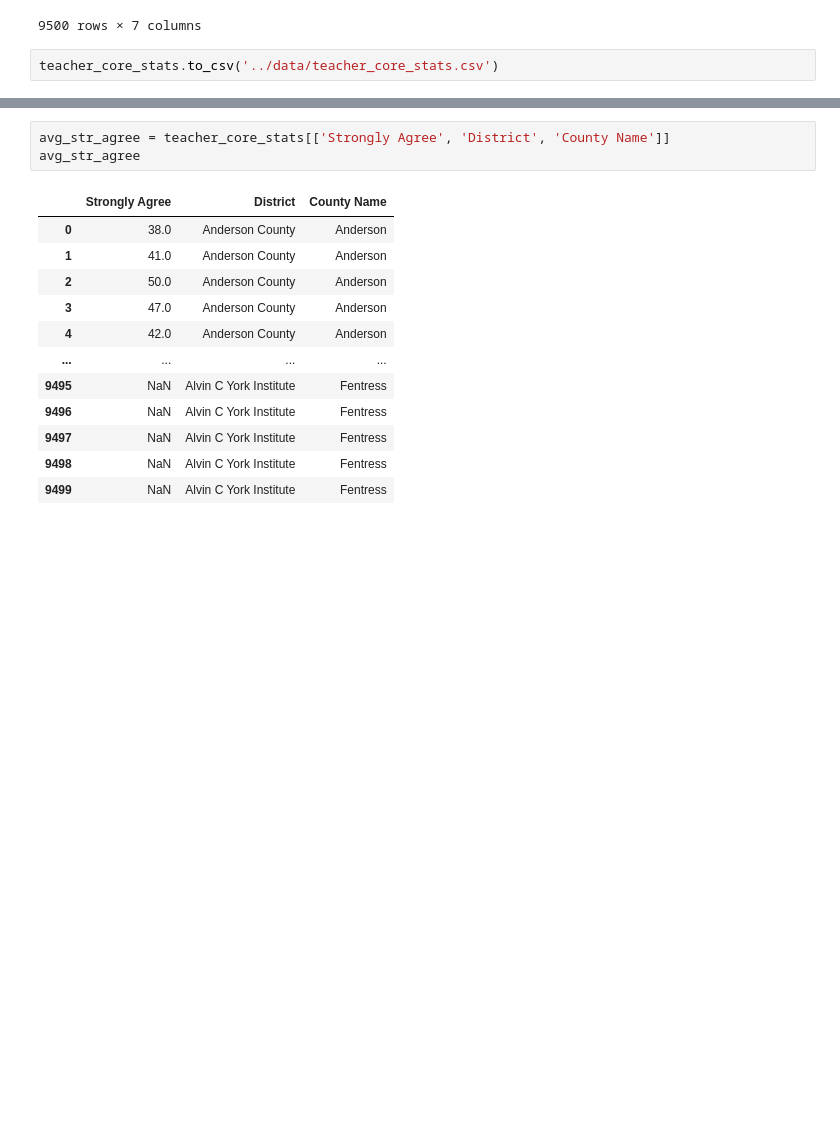
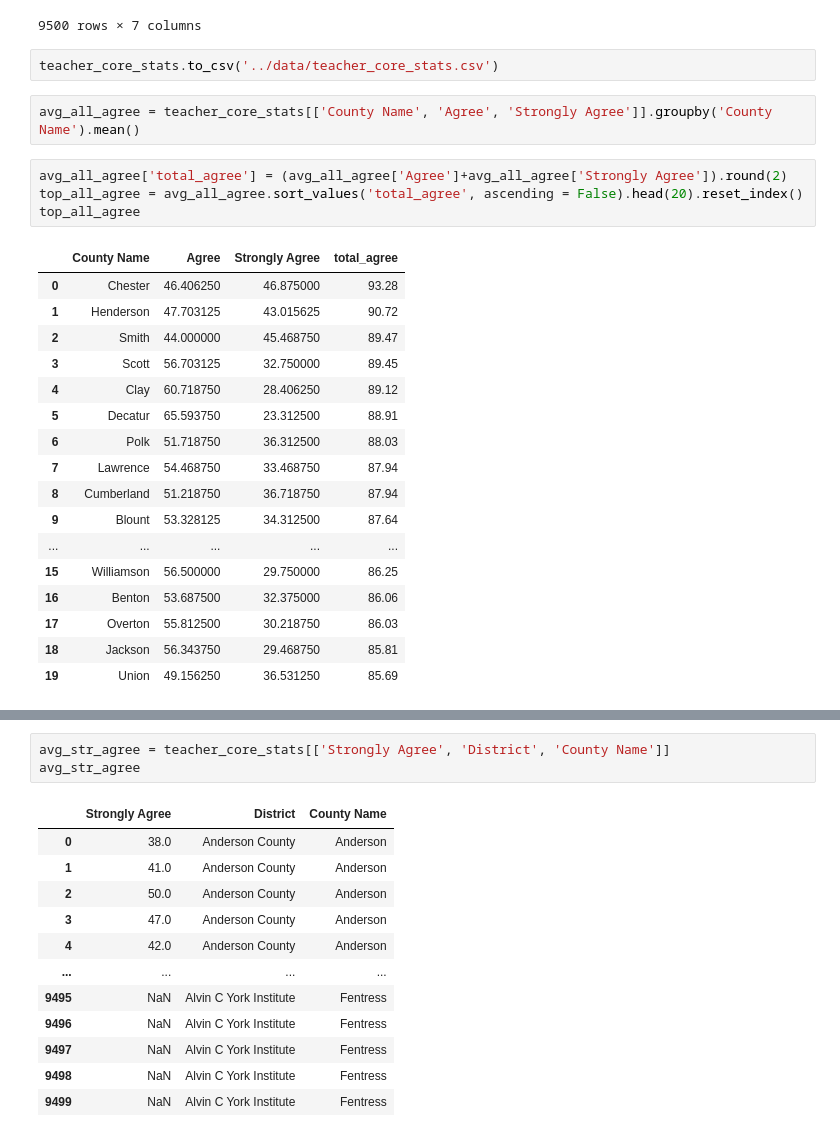
Before and after one commit to JenHall82/jen_capstone, a Jupyter notebook: notebooks/jen_capstone.ipynb, the cells around one changed output, grey strips where cells are left out. Drawn from its saved outputs; the diff is of its cells as text; blank space fills up the shorter version.

```diff
--- a/notebooks/jen_capstone.ipynb
+++ b/notebooks/jen_capstone.ipynb
@@ -91,3 +91,27 @@ See the caveats in the documentation: https://pandas.pydata.org/pandas-docs/stab
 9500 rows × 7 columns
 # %%
 teacher_core_stats.to_csv('../data/teacher_core_stats.csv')
+# %%
+avg_all_agree = teacher_core_stats[['County Name', 'Agree', 'Strongly Agree']].groupby('County Name').mean()
+# %%
+avg_all_agree['total_agree'] = (avg_all_agree['Agree']+avg_all_agree['Strongly Agree']).round(2)
+top_all_agree = avg_all_agree.sort_values('total_agree', ascending = False).head(20).reset_index()
+top_all_agree
+# %% [output]
+|  | County Name | Agree | Strongly Agree | total_agree |
+| 0 | Chester | 46.406250 | 46.875000 | 93.28 |
+| 1 | Henderson | 47.703125 | 43.015625 | 90.72 |
+| 2 | Smith | 44.000000 | 45.468750 | 89.47 |
+| 3 | Scott | 56.703125 | 32.750000 | 89.45 |
+| 4 | Clay | 60.718750 | 28.406250 | 89.12 |
+| 5 | Decatur | 65.593750 | 23.312500 | 88.91 |
+| 6 | Polk | 51.718750 | 36.312500 | 88.03 |
+| 7 | Lawrence | 54.468750 | 33.468750 | 87.94 |
+| 8 | Cumberland | 51.218750 | 36.718750 | 87.94 |
+| 9 | Blount | 53.328125 | 34.312500 | 87.64 |
+| ... | ... | ... | ... | ... |
+| 15 | Williamson | 56.500000 | 29.750000 | 86.25 |
+| 16 | Benton | 53.687500 | 32.375000 | 86.06 |
+| 17 | Overton | 55.812500 | 30.218750 | 86.03 |
+| 18 | Jackson | 56.343750 | 29.468750 | 85.81 |
+| 19 | Union | 49.156250 | 36.531250 | 85.69 |
```
Also changed, not shown: parts of 11 cells of this notebook.
